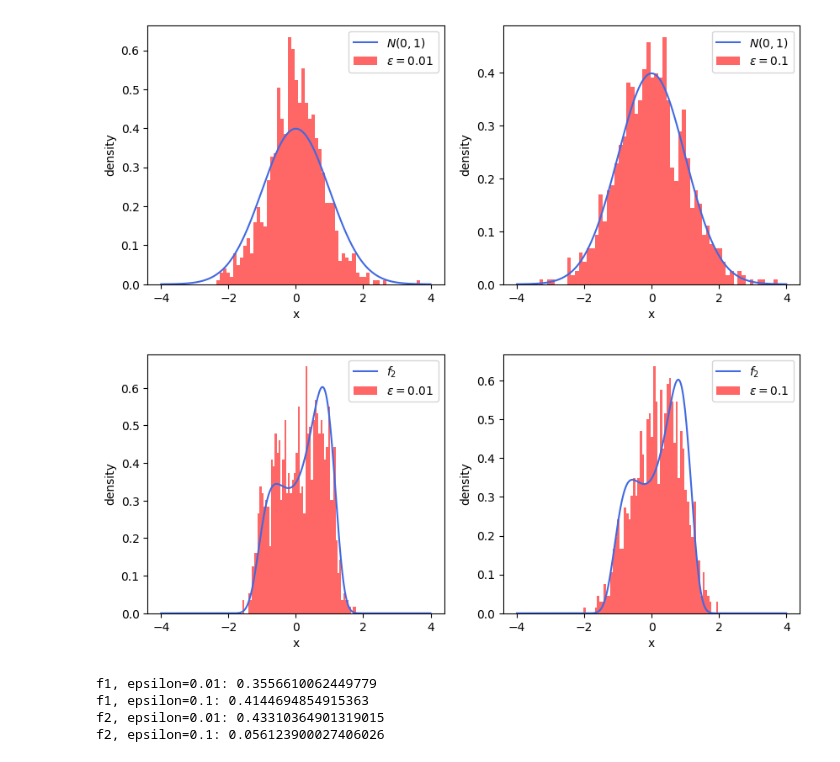
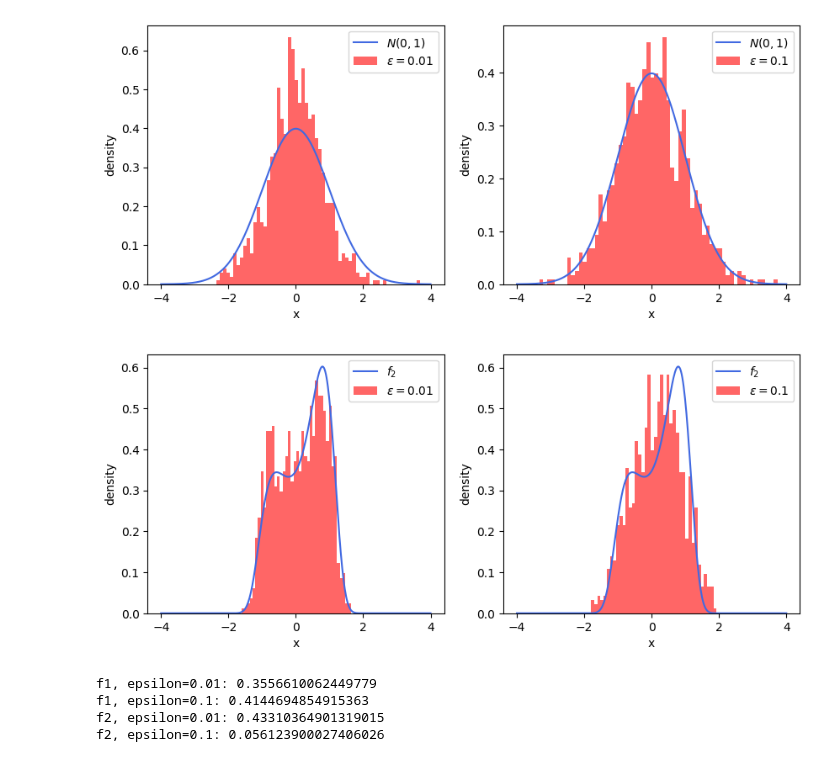
Before and after one commit to pgundral/apma-1690, a Jupyter notebook: hw5/scripts.ipynb, the cells around one changed output. Cells and saved outputs as stored; diff of their text form; code cells hidden in the pictures.

```diff
--- a/hw5/scripts.ipynb
+++ b/hw5/scripts.ipynb
@@ -224,25 +224,25 @@ plt.show()
 # %%
 T, N = 50, 1000
 
 f2_e1 = run_lavengian(grad_V=grad_V2, epsilon=0.01, N=N, T=T)
 f2_e2 = run_lavengian(grad_V=grad_V2, epsilon=0.1, N=N, T=T)
 
 fig, axes = plt.subplots(1, 2, figsize=(10, 4))
 
 axes[0].plot(f2_x, f2_y, color='royalblue', label='$f_2$')
-axes[0].hist(f2_e1, density=True, bins=60, alpha=0.6, color='red', label='$ε=0.01$')
+axes[0].hist(f2_e1, density=True, bins=40, alpha=0.6, color='red', label='$ε=0.01$')
 
 axes[1].plot(f2_x, f2_y, color='royalblue', label='$f_2$')
-axes[1].hist(f2_e2, density=True, bins=60, alpha=0.6, color='red', label='$ε=0.1$')
+axes[1].hist(f2_e2, density=True, bins=40, alpha=0.6, color='red', label='$ε=0.1$')
 
 for ax in axes:
     ax.set_xlabel('x')
     ax.set_ylabel('density')
     ax.legend()
 
 plt.show()
 # %% [output]
-[figure, old version]
+[figure, new version]
 # %%
 random.seed(42)
 
```
Also changed, not shown: parts of 1 cell of this notebook, 4 other files.
